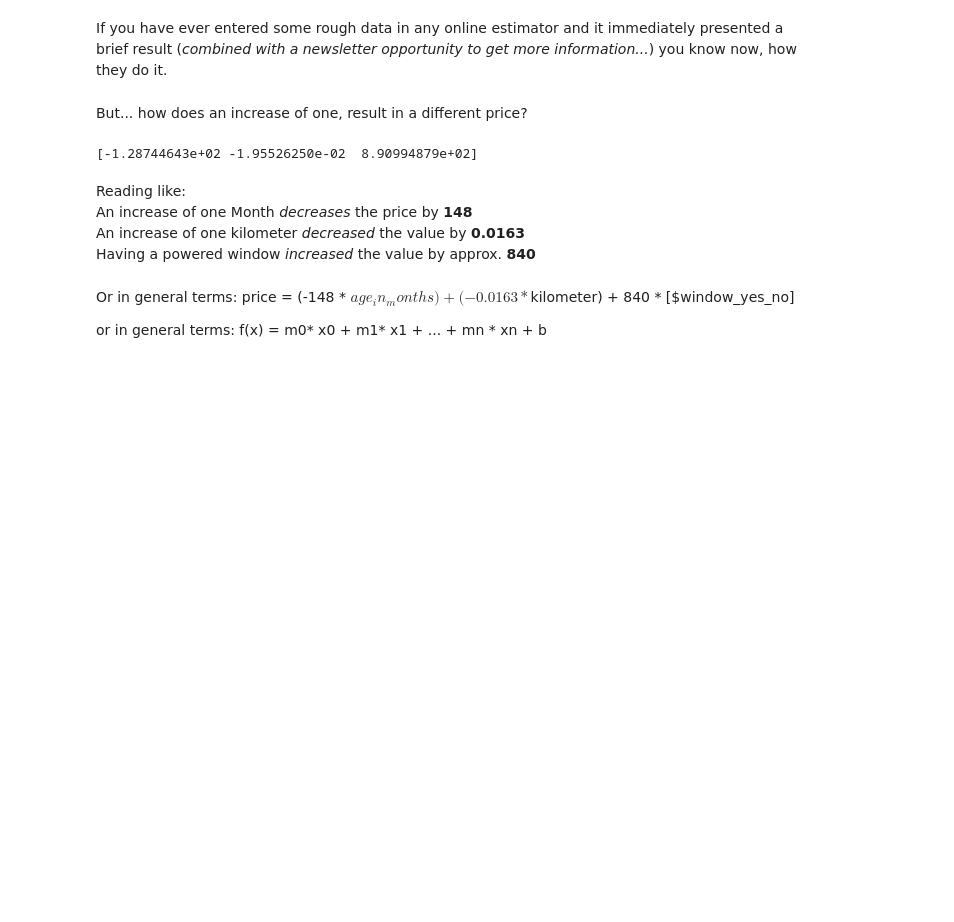
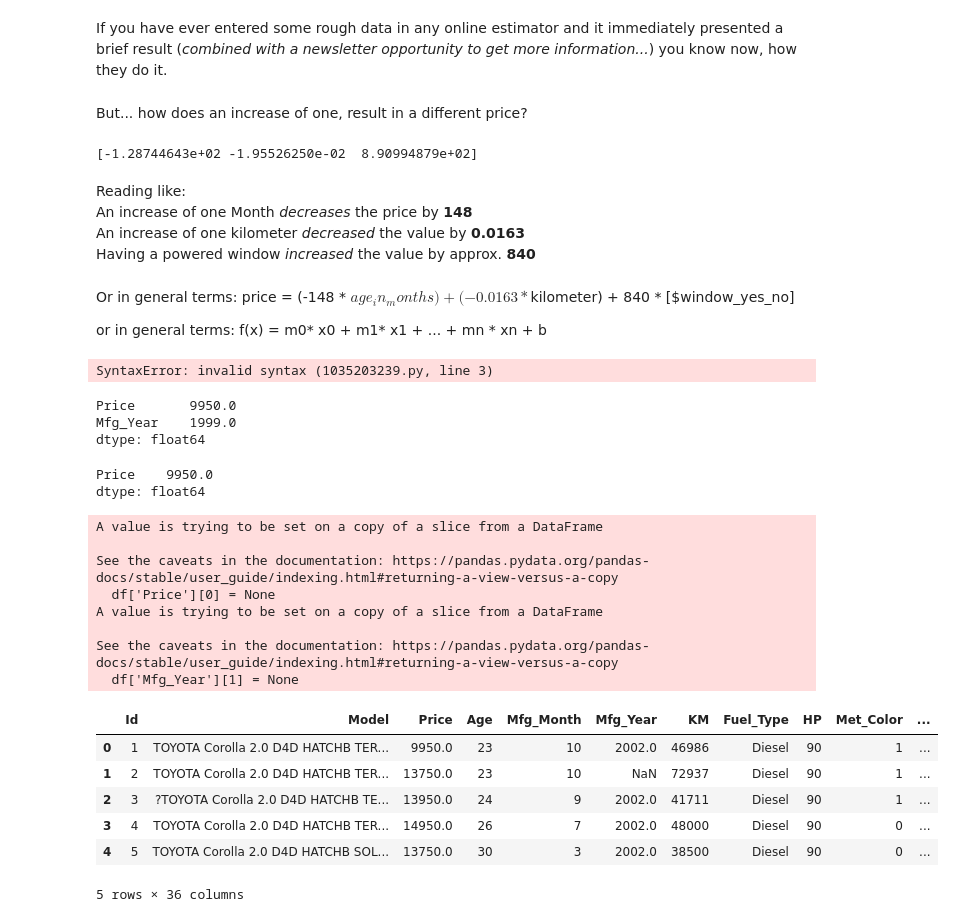
Before and after one commit to BoboTheBarbar/DataScience2023, a Jupyter notebook: Downloads/Multivariate_Analysis.ipynb, the cells around one changed output. Saved outputs shown, nothing was run; the diff lists cells and outputs as text; code cells hidden in the pictures; blank space fills up the shorter version.

```diff
--- a/Downloads/Multivariate_Analysis.ipynb
+++ b/Downloads/Multivariate_Analysis.ipynb
@@ -166,3 +166,46 @@ Or in general terms:
 price = (-148 * $age_in_months) + (-0.0163 * $kilometer) + 840 * [$window_yes_no]
 
 or in general terms: f(x) = m0* x0 + m1* x1 + ... + mn * xn + b
+# %%
+# testing something
+def body_measures():
+ Height=1.8 Weight=80
+ BMI=Weight/Height**2
+ return Height, Weight, BMI
+
+BMI = body_measures()
+print(BMI)
+# %% [output]
+SyntaxError: invalid syntax (1035203239.py, line 3)
+# %%
+df[['Price', 'Mfg_Year']].median()
+# %% [output]
+Price       9950.0
+Mfg_Year    1999.0
+dtype: float64
+# %%
+df[['Price', 'Mfg_Year']].median()['Price':'Price']
+# %% [output]
+Price    9950.0
+dtype: float64
+# %%
+df['Price'][0] = None
+df['Mfg_Year'][1] = None
+df.fillna(df[['Price', 'Mfg_Year']].median()['Price':'Price'], inplace=True)
+df.head()
+# %% [output]
+A value is trying to be set on a copy of a slice from a DataFrame
+
+See the caveats in the documentation: https://pandas.pydata.org/pandas-docs/stable/user_guide/indexing.html#returning-a-view-versus-a-copy
+  df['Price'][0] = None
+A value is trying to be set on a copy of a slice from a DataFrame
+
+See the caveats in the documentation: https://pandas.pydata.org/pandas-docs/stable/user_guide/indexing.html#returning-a-view-versus-a-copy
+  df['Mfg_Year'][1] = None
+|  | Id | Model | Price | Age | Mfg_Month | Mfg_Year | KM | Fuel_Type | HP | Met_Color | ... |
+| 0 | 1 | TOYOTA Corolla 2.0 D4D HATCHB TER... | 9950.0 | 23 | 10 | 2002.0 | 46986 | Diesel | 90 | 1 | ... |
+| 1 | 2 | TOYOTA Corolla 2.0 D4D HATCHB TER... | 13750.0 | 23 | 10 | NaN | 72937 | Diesel | 90 | 1 | ... |
+| 2 | 3 | ?TOYOTA Corolla 2.0 D4D HATCHB TE... | 13950.0 | 24 | 9 | 2002.0 | 41711 | Diesel | 90 | 1 | ... |
+| 3 | 4 | TOYOTA Corolla 2.0 D4D HATCHB TER... | 14950.0 | 26 | 7 | 2002.0 | 48000 | Diesel | 90 | 0 | ... |
+| 4 | 5 | TOYOTA Corolla 2.0 D4D HATCHB SOL... | 13750.0 | 30 | 3 | 2002.0 | 38500 | Diesel | 90 | 0 | ... |
+5 rows × 36 columns
```
Also changed, not shown: 4 other files.
